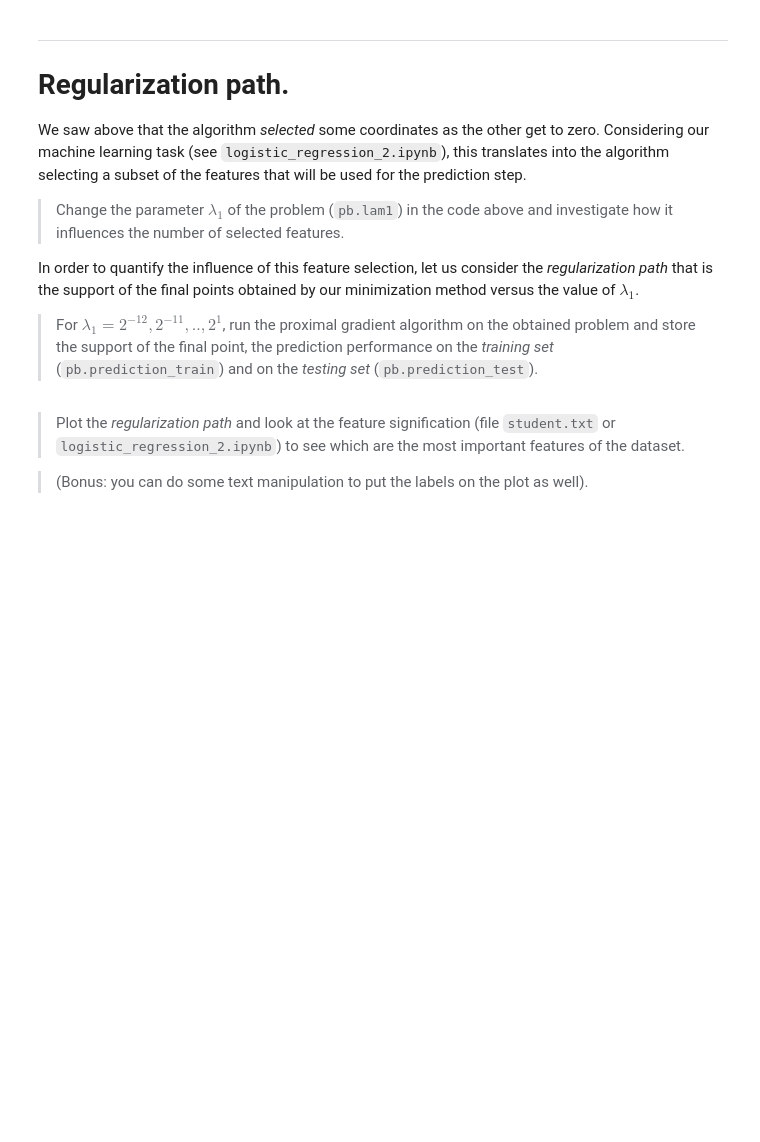
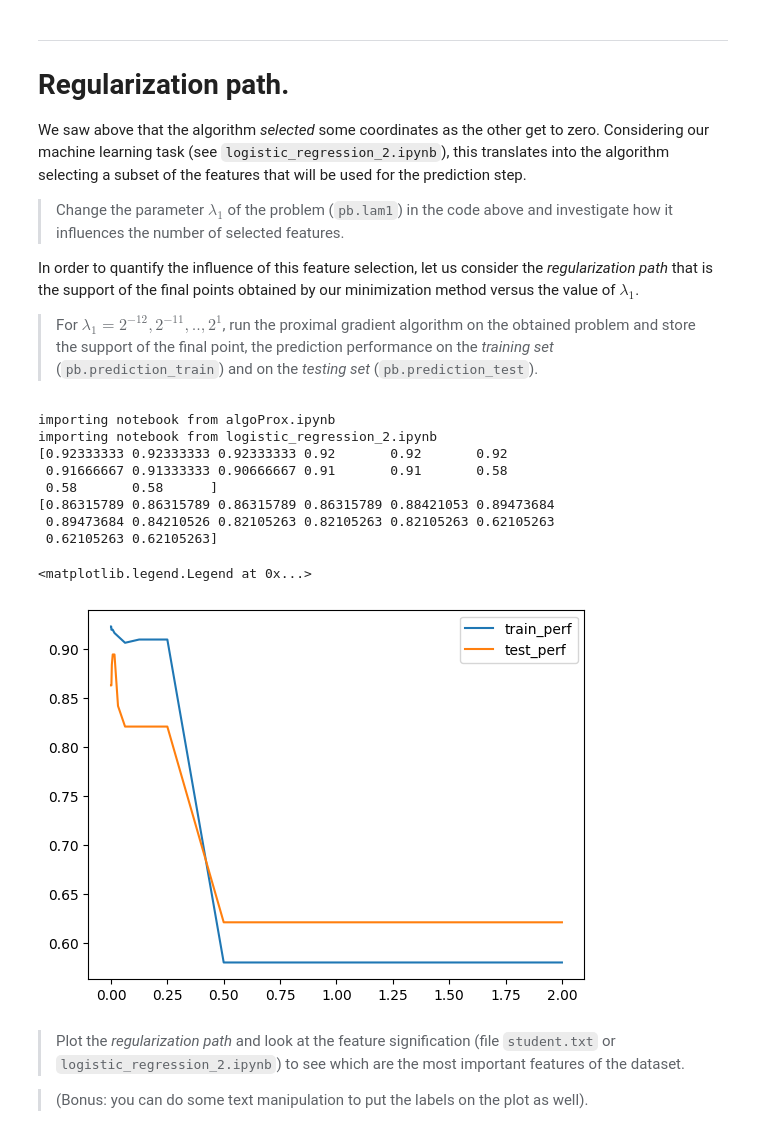
Before and after one commit to mohameml/machine_learning, a Jupyter notebook: Exercices/03_reg_logistique/TP3_proximal_algorithms.ipynb, the cells around one changed output. Drawn from its saved outputs; the diff is of its cells as text; code cells hidden in the pictures; blank space fills up the shorter version.

```diff
--- a/Exercices/03_reg_logistique/TP3_proximal_algorithms.ipynb
+++ b/Exercices/03_reg_logistique/TP3_proximal_algorithms.ipynb
@@ -102,33 +116,53 @@ In order to quantify the influence of this feature selection, let us consider th
 # %%
 import matplotlib.pyplot as plt
 %matplotlib inline
 
 import algoProx             # load our algoProx module (from notebook)
 reload(algoProx)            # reload the module if changed (and saved)
 from algoProx import *      # import all methods of the module into the current environment
 
 import numpy as np
 import logistic_regression_2 as pb
 reload(pb)
 
 #### Parameter we give at our algorithm (see algoGradient.ipynb)
 PREC    = 1e-5                     # Sought precision
 ITE_MAX = 500                      # Max number of iterations
 x0      = np.zeros(pb.n)              # Initial point
 step    = 1.0/pb.L
 
 # FILL THERE #######
-reg_l1_tab = ...
+reg_l1_tab = [2**(-i) for i in range(12 , -2 , -1)]
 pb.lam2 = 1e-1
 
 train_perf = np.zeros(len(reg_l1_tab))
 test_perf = np.zeros_like(train_perf)
 x_tab = np.zeros((len(reg_l1_tab), pb.n))
-
+x_tab_lst = []
 for i, lam1 in enumerate(reg_l1_tab):
     pb.lam1 = lam1
     # FILL HERE #########
+    x_lam1,x_tab_lam1 = proximal_gradient_algorithm(pb.F , pb.f_grad , pb.g_prox , x0 , step , PREC, ITE_MAX , False)
+    x_tab[i] = x_lam1
+    x_tab_lst.append(x_tab_lam1)
+    _ , train_perf[i] = pb.prediction_train(x_lam1 , False)
+    _ , test_perf[i] = pb.prediction_test(x_lam1 , False)
+
     # ###################
+
+print(train_perf)
+print(test_perf)
+# %% [output]
+importing notebook from algoProx.ipynb
+importing notebook from logistic_regression_2.ipynb
+[0.92333333 0.92333333 0.92333333 0.92       0.92       0.92
+ 0.91666667 0.91333333 0.90666667 0.91       0.91       0.58
+ 0.58       0.58      ]
+[0.86315789 0.86315789 0.86315789 0.86315789 0.88421053 0.89473684
+ 0.89473684 0.84210526 0.82105263 0.82105263 0.82105263 0.62105263
+ 0.62105263 0.62105263]
+<matplotlib.legend.Legend at 0x...>
+[figure, added]
 # %% [markdown]
 > Plot the *regularization path* and look at the feature signification (file `student.txt` or `logistic_regression_2.ipynb`) to see which are the most important features of the dataset.
 
```
Also changed, not shown: parts of 6 cells of this notebook, 3 other files.
